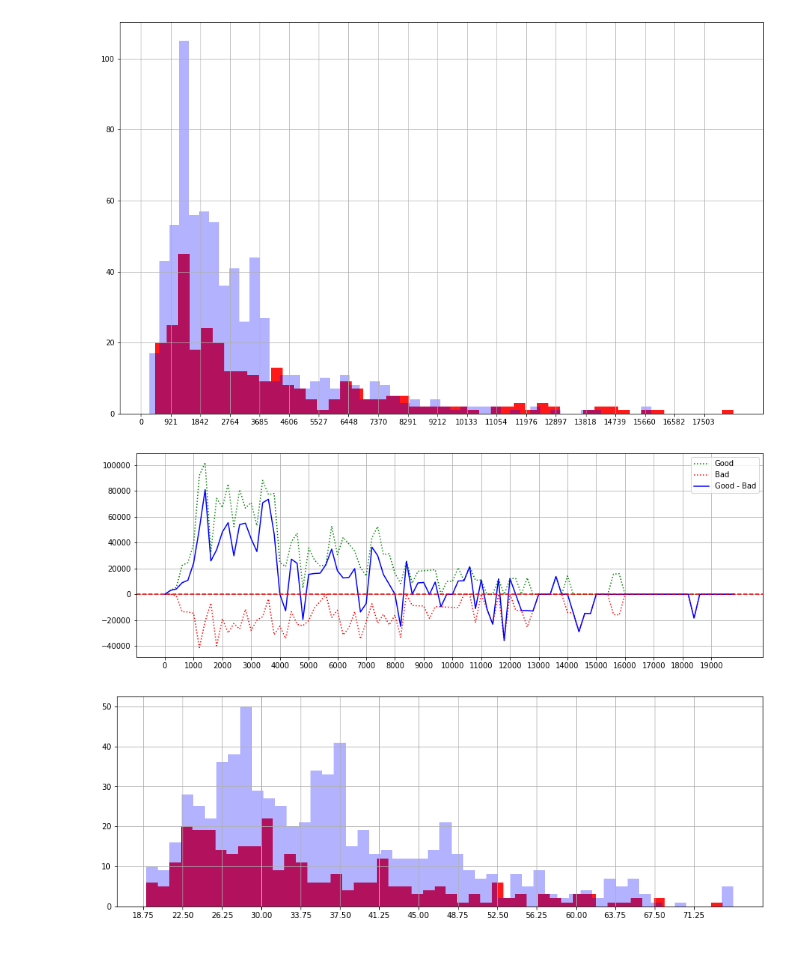
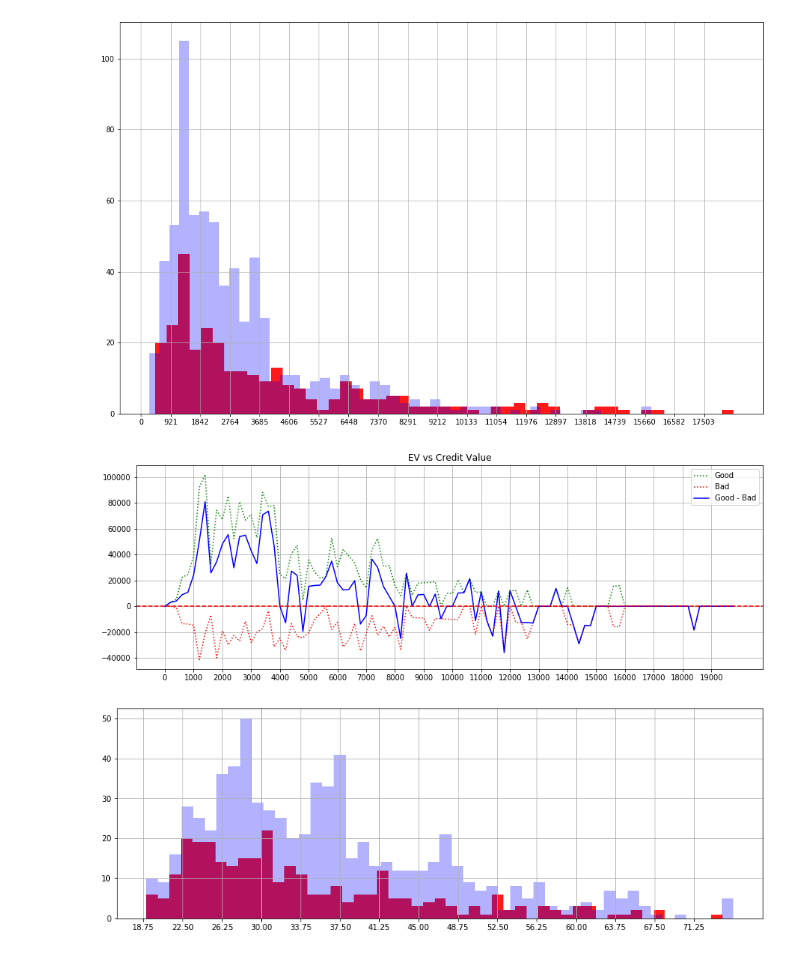
Before and after one commit to Bartloc/ml-german-credit, a Jupyter notebook: German-Credit-Data-ML-Analysis.ipynb, the cells around one changed output. Saved outputs shown, nothing was run; the diff lists cells and outputs as text; code cells hidden in the pictures.

```diff
--- a/German-Credit-Data-ML-Analysis.ipynb
+++ b/German-Credit-Data-ML-Analysis.ipynb
@@ -286,28 +303,29 @@ plot_hist('classification','creditamount',data,50,(16,10),True)
 # %%
 credit_dict={0: [],1 :[],2: [],3: []}
 step=200
 for cr in range(0,20000,step):
     credit_dict[0].append(cr)
     credit_dict[1].append(
     data[(data['classification']==1) &  (data['creditamount']>=cr) \
          & (data['creditamount']<cr+step)]['creditamount'].sum())
     credit_dict[2].append(-
     data[(data['classification']==0) &  (data['creditamount']>=cr) \
          & (data['creditamount']<cr+step)]['creditamount'].sum())
     credit_dict[3].append(credit_dict[1][-1]+credit_dict[2][-1])
 credit_df=pd.DataFrame.from_dict(credit_dict)
 #data
 #pd.DataFrame.from_dict(credit_dict)
 plt.figure(figsize=(15,5))
 plt.plot(credit_df[0],credit_df[1],color='green',linestyle='dotted',label='Good')
 plt.plot(credit_df[0],credit_df[2],color='red',linestyle='dotted',label='Bad')
 plt.plot(credit_df[0],credit_df[3],color='blue',label='Good - Bad')
 plt.axhline(y=0,color='red',linestyle='--')
 plt.xticks(np.arange(0, 20000, 1000))
+plt.title('EV vs Credit Value')
 plt.legend()
 plt.grid()
 # %% [output]
-[figure, old version]
+[figure, new version]
 # %%
 plot_hist('classification','age',data,50,(15,5),True)
 # %% [output]
```
Also changed, not shown: parts of 17 cells of this notebook, 2 other files.
